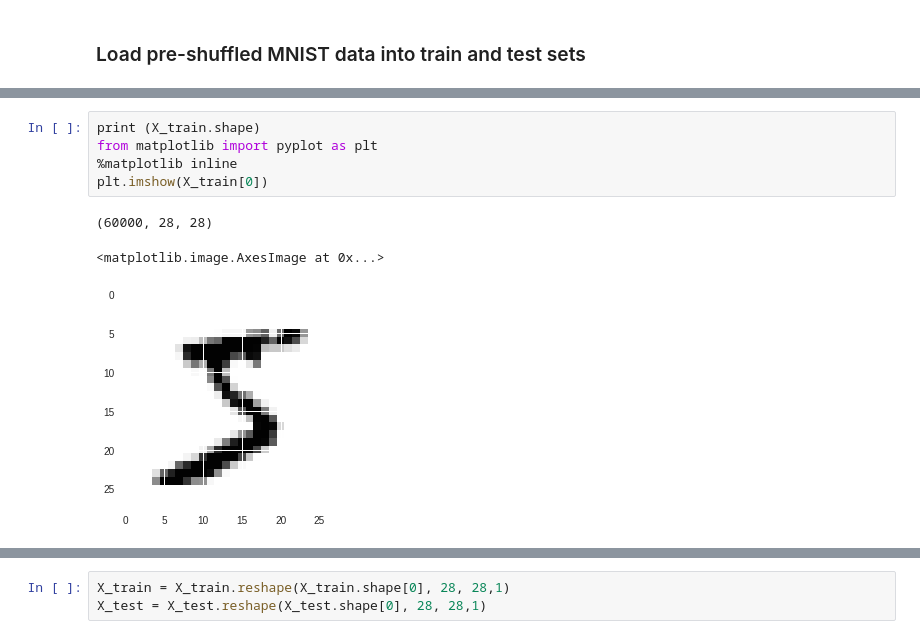
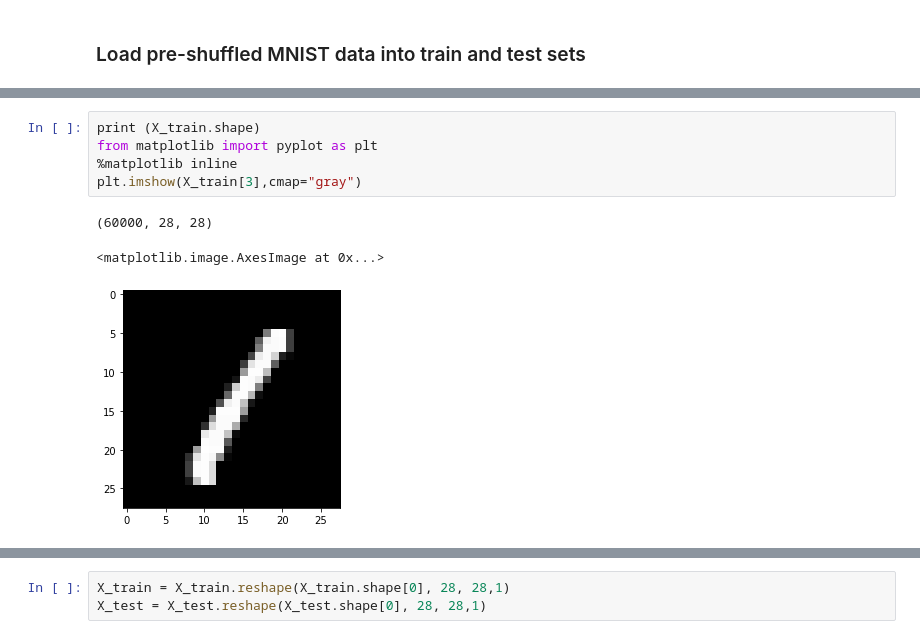
Before and after one commit to adityasingh1993/EIP4, a Jupyter notebook: week1/1st_DNN.ipynb, the cells around one changed output, grey strips where cells are left out. Cells and saved outputs as stored; diff of their text form.

```diff
--- a/week1/1st_DNN.ipynb
+++ b/week1/1st_DNN.ipynb
@@ -27,9 +20,9 @@ Downloading data from https://s3.amazonaws.com/img-datasets/mnist.npz
 # %%
 print (X_train.shape)
 from matplotlib import pyplot as plt
 %matplotlib inline
-plt.imshow(X_train[0])
+plt.imshow(X_train[3],cmap="gray")
 # %% [output]
 (60000, 28, 28)
 <matplotlib.image.AxesImage at 0x...>
-[figure, old version]
+[figure, new version]
```
Also changed, not shown: parts of 11 cells of this notebook, 1 other file.
